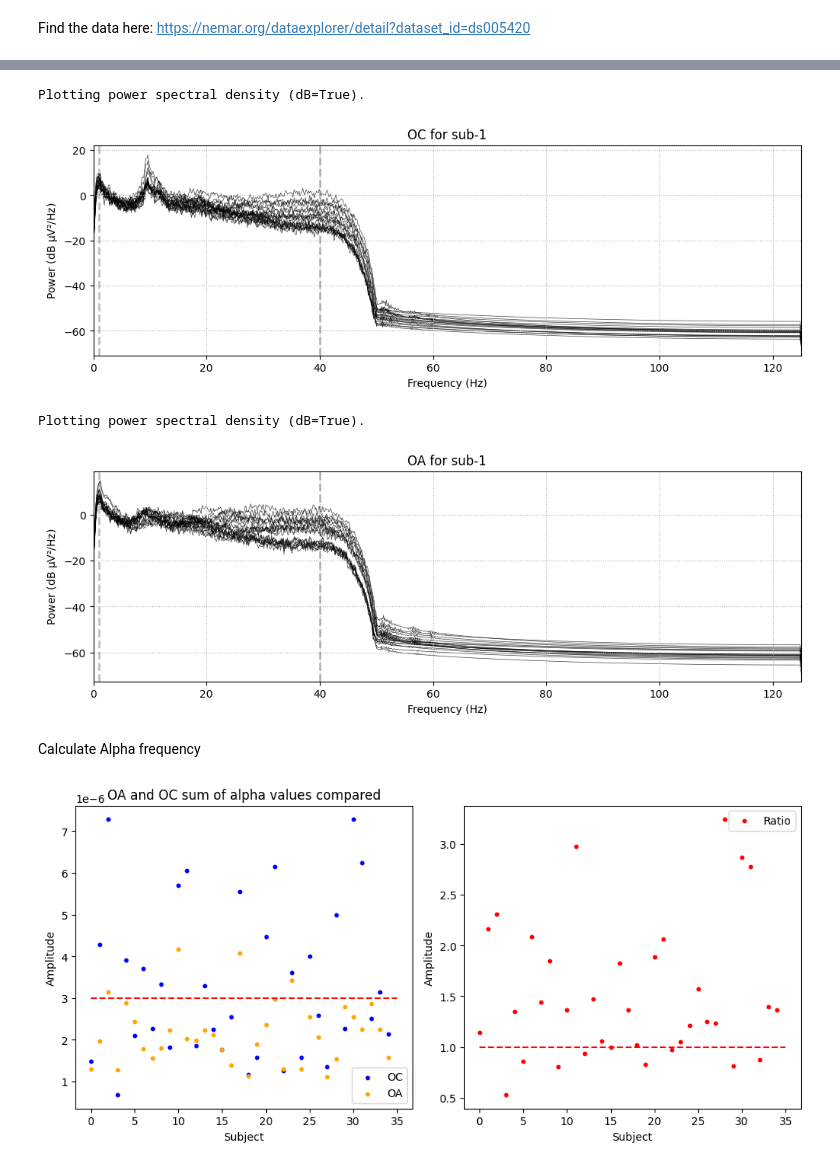
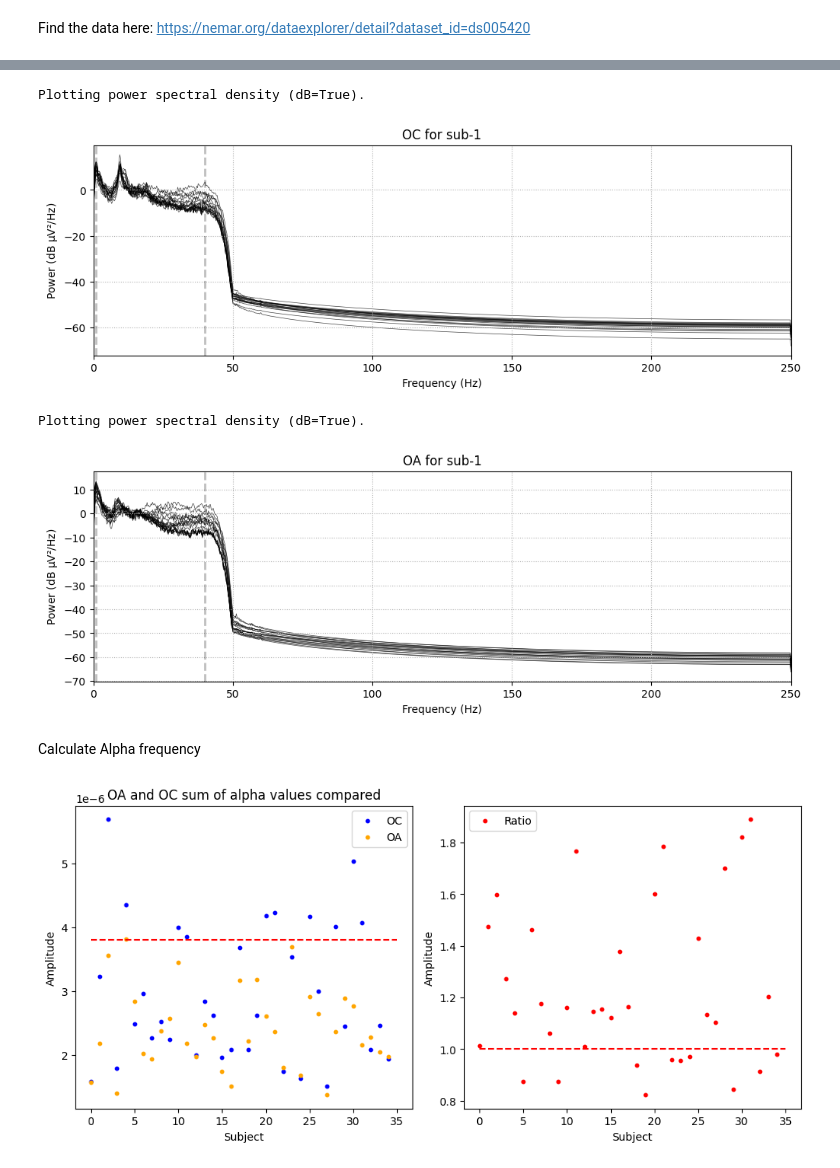
Before and after one commit to Twinbo/Signals-and-Data-Autumn-2025-student, a Jupyter notebook: week_5/exploration_of_eeg.ipynb, the cells around one changed output, grey strips where cells are left out. Cells and saved outputs as stored; diff of their text form; code cells hidden in the pictures.

```diff
--- a/week_5/exploration_of_eeg.ipynb
+++ b/week_5/exploration_of_eeg.ipynb
@@ -16,8 +16,8 @@ from tqdm.notebook import tqdm
 from mne.preprocessing import ICA, create_eog_epochs
 # %%
 def process_eeg(eeg_data, sample_rate):
-    eeg_data.set_eeg_reference(ref_channels='average', projection=False)
-    eeg_data.resample(sample_rate, method='fft')
+    # eeg_data.set_eeg_reference(ref_channels='average', projection=False)
+    # eeg_data.resample(sample_rate, method='fft')
     return eeg_data
 # %%
 pattern = r'sub-\d+'
@@ -25,7 +25,7 @@ path_data = 'eeg_data'
 data_array_oc = []
 data_array_oa = []
 subject_ids = []
-samplerate = 250   # The data is originally sampled at 500 Hz
+samplerate = 500   # The data is originally sampled at 500 Hz
 invalid_indexes = []
 
 for i, folder_name in tqdm(enumerate(os.listdir(path_data)), total=len(os.listdir(path_data))):
@@ -169,16 +102,17 @@ filter_values = 1, 40
 plot_raw_data(subject_ids, data_array_oc, data_array_oa, subject_slice, channel_slice, filter_values, plot_time=False)
 # %% [output]
 Plotting power spectral density (dB=True).
-[figure, old version]
+[figure, new version]
 Plotting power spectral density (dB=True).
-[figure, old version]
+[figure, new version]
 # %% [markdown]
 Calculate Alpha frequency
 # %%
 filter_alpha = (8, 12)
-channel_slice = slice(17, 19)
+channel_slice = slice(18, 20)
 alphas_oc, alphas_oa = [], []
 section_size = 300 * samplerate     # seconds * sample_rate
+threshold = 3.8
 
 for name, data_oc, data_oa in tqdm(zip(subject_ids, data_array_oc, data_array_oa), total=len(subject_ids)):
     data_filtered_oc_alpha = data_oc.copy().filter(*filter_alpha, fir_design='firwin', phase='zero', verbose=False).pick(channel_slice)
@@ -188,33 +122,33 @@ for name, data_oc, data_oa in tqdm(zip(subject_ids, data_array_oc, data_array_oa
     acc_oa = data_filtered_oa_alpha.get_data()
 
     num_sections = arr_oc.shape[1] // section_size
     for i in range(1):
         alpha_oc = np.abs(data_filtered_oc_alpha.get_data()[:, i:(i+1)*section_size]).mean()
         alpha_oa = np.abs(data_filtered_oa_alpha.get_data()[:, i:(i+1)*section_size]).mean()
         alphas_oc.append(alpha_oc)
         alphas_oa.append(alpha_oa)
 
 alphas_oc, alphas_oa = np.array(alphas_oc).flatten(), np.array(alphas_oa).flatten()
 
 s = 10
 fig = plt.subplots(nrows=1, ncols=2, figsize=(10, 5))
 plt.subplot(1,2,1)
 plt.scatter(range(len(alphas_oc)), alphas_oc, label='OC', color='blue', s=s)
 plt.scatter(range(len(alphas_oa)), alphas_oa, label='OA', color='orange', s=s)
-plt.hlines(3.0 * 1e-6, 0, len(alphas_oc), linestyles='dashed', color='red')
+plt.hlines(threshold * 1e-6, 0, len(alphas_oc), linestyles='dashed', color='red')
 plt.title('OA and OC sum of alpha values compared')
 plt.xlabel('Subject')
 plt.ylabel('Amplitude')
 plt.legend()
 
 plt.subplot(1,2,2)
 plt.scatter(range(len(alphas_oc)), alphas_oc / alphas_oa, label='Ratio', color='red', s=s)
 plt.hlines(1, 0, len(alphas_oc), linestyles='dashed', color='red')
 plt.xlabel('Subject')
 plt.ylabel('Amplitude')
 plt.legend()
 plt.tight_layout()
 plt.show()
 # %% [output]
-[figure, old version]
+[figure, new version]
 # %%
```
Also changed, not shown: parts of 7 cells of this notebook.
